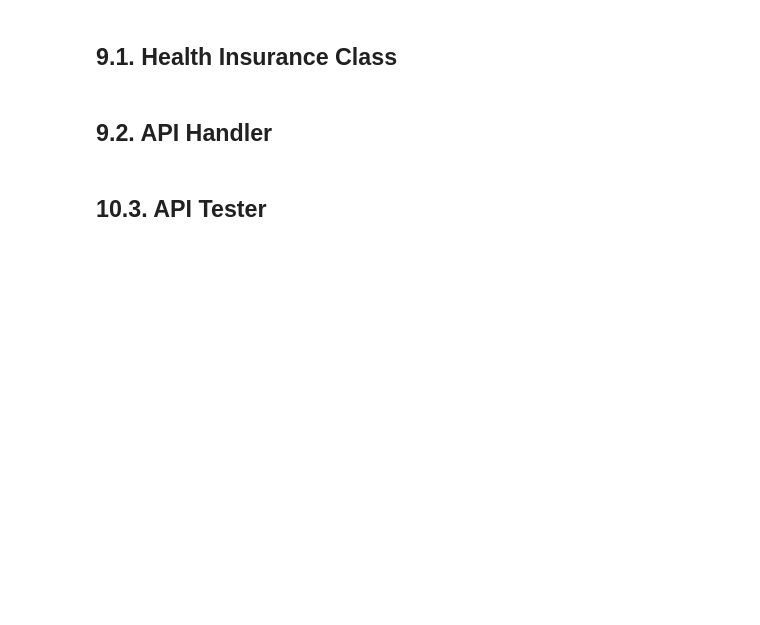
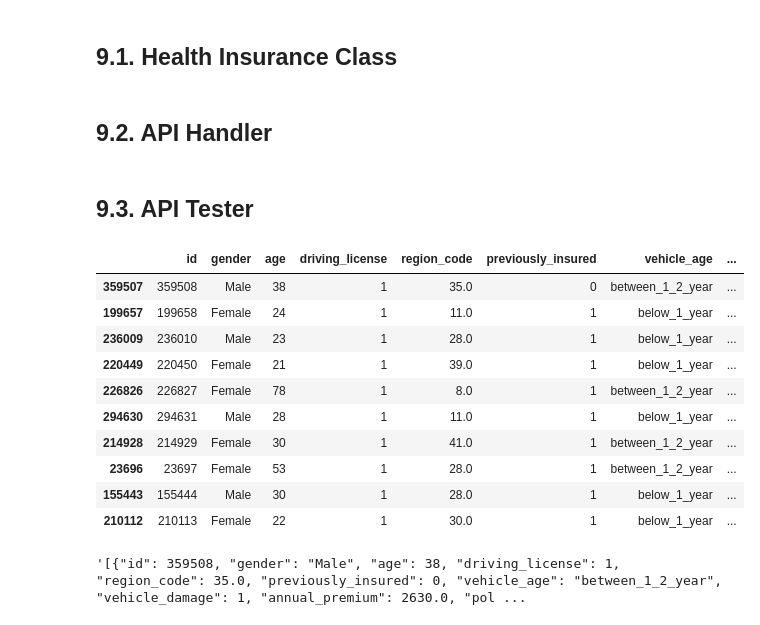
Before and after one commit to ThiagoBorgesLima/health_insurance, a Jupyter notebook: notebooks/mdfl_health_insurance_cross_sell.ipynb, the cells around one changed output. Saved outputs shown, nothing was run; the diff lists cells and outputs as text; code cells hidden in the pictures; blank space fills up the shorter version.

```diff
--- a/notebooks/mdfl_health_insurance_cross_sell.ipynb
+++ b/notebooks/mdfl_health_insurance_cross_sell.ipynb
@@ -753,4 +754,4 @@ def health_insurance_predict():
 if __name__ = '__main__':
     app.run( '0.0.0.0', debug=True )
 # %% [markdown]
-## 10.3. API Tester
+## 9.3. API Tester
@@ -756,0 +760,20 @@ if __name__ = '__main__':
+# %%
+# loading test dataset
+df_test = x_validation
+df_test['response'] = y_validation
+# %%
+df_test = df_test.sample(10)
+# %%
+df_test
+# %% [output]
+|  | id | gender | age | driving_license | region_code | previously_insured | vehicle_age | ... |
+| 359507 | 359508 | Male | 38 | 1 | 35.0 | 0 | between_1_2_year | ... |
+| 199657 | 199658 | Female | 24 | 1 | 11.0 | 1 | below_1_year | ... |
+| 236009 | 236010 | Male | 23 | 1 | 28.0 | 1 | below_1_year | ... |
+| 220449 | 220450 | Female | 21 | 1 | 39.0 | 1 | below_1_year | ... |
+| 226826 | 226827 | Female | 78 | 1 | 8.0 | 1 | between_1_2_year | ... |
+| 294630 | 294631 | Male | 28 | 1 | 11.0 | 1 | below_1_year | ... |
+| 214928 | 214929 | Female | 30 | 1 | 41.0 | 1 | between_1_2_year | ... |
+| 23696 | 23697 | Female | 53 | 1 | 28.0 | 1 | between_1_2_year | ... |
+| 155443 | 155444 | Male | 30 | 1 | 28.0 | 1 | below_1_year | ... |
+| 210112 | 210113 | Female | 22 | 1 | 30.0 | 1 | below_1_year | ... |
@@ -756,0 +783,4 @@ if __name__ = '__main__':
+# %%
+data
+# %% [output]
+'[{"id": 359508, "gender": "Male", "age": 38, "driving_license": 1, "region_code": 35.0, "previously_insured": 0, "vehicle_age": "between_1_2_year", "vehicle_damage": 1, "annual_premium": 2630.0, "pol ...
```
Also changed, not shown: parts of 20 cells of this notebook, 6 other files.
